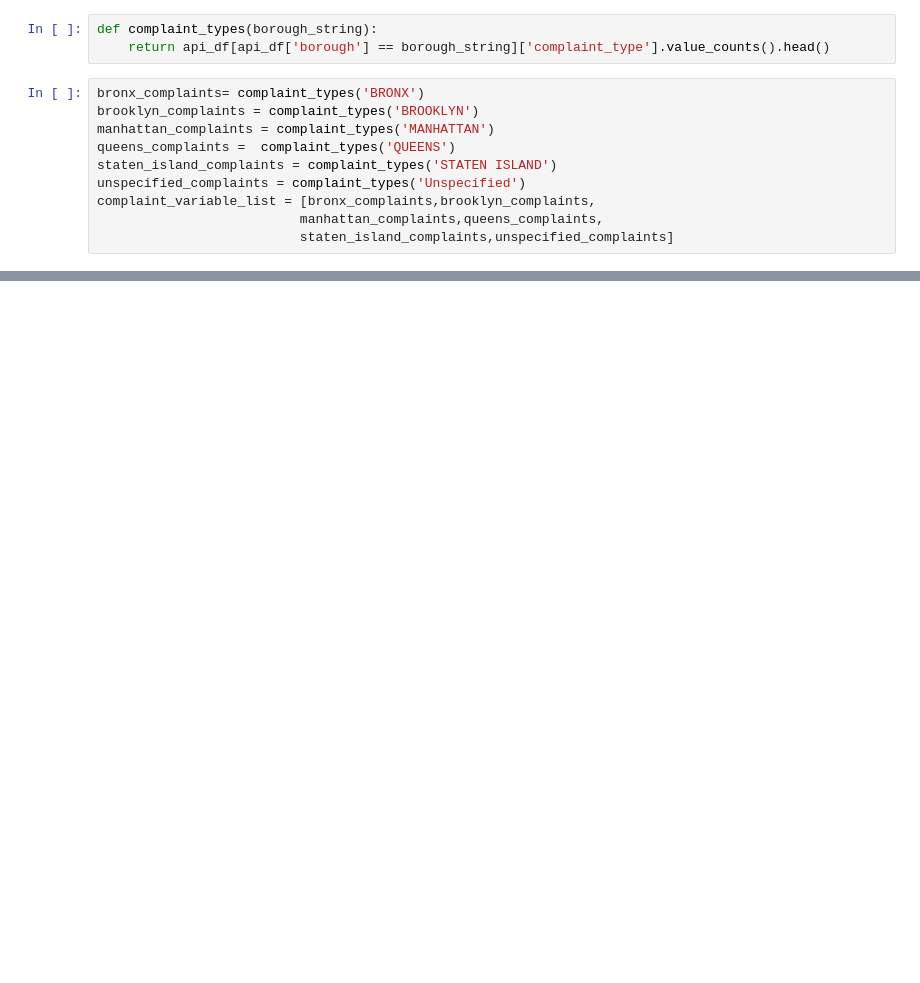
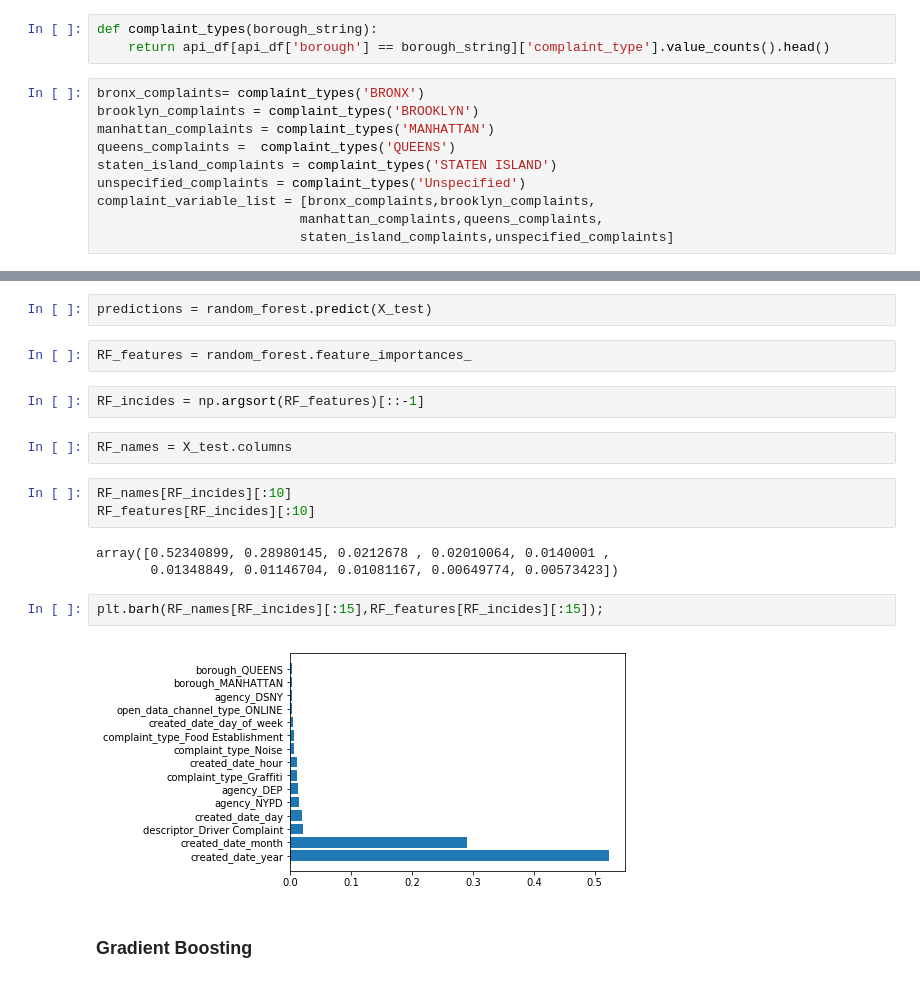
Before and after one commit to NickelousTex/Energy-NYCHA, a Jupyter notebook: EDA/EDA_311_Sub_set.ipynb, the cells around one changed output, grey strips where cells are left out. Saved outputs shown, nothing was run; the diff lists cells and outputs as text; blank space fills up the shorter version.

```diff
--- a/EDA/EDA_311_Sub_set.ipynb
+++ b/EDA/EDA_311_Sub_set.ipynb
@@ -188,0 +379,20 @@ for tick in ax6.get_xticklabels():
+# %%
+predictions = random_forest.predict(X_test)
+# %%
+RF_features = random_forest.feature_importances_
+# %%
+RF_incides = np.argsort(RF_features)[::-1]
+# %%
+RF_names = X_test.columns
+# %%
+RF_names[RF_incides][:10]
+RF_features[RF_incides][:10]
+# %% [output]
+array([0.52340899, 0.28980145, 0.0212678 , 0.02010064, 0.0140001 ,
+       0.01348849, 0.01146704, 0.01081167, 0.00649774, 0.00573423])
+# %%
+plt.barh(RF_names[RF_incides][:15],RF_features[RF_incides][:15]);
+# %% [output]
+[figure, added]
+# %% [markdown]
+### Gradient Boosting
```
Also changed, not shown: parts of 65 cells of this notebook, 2 other files.
